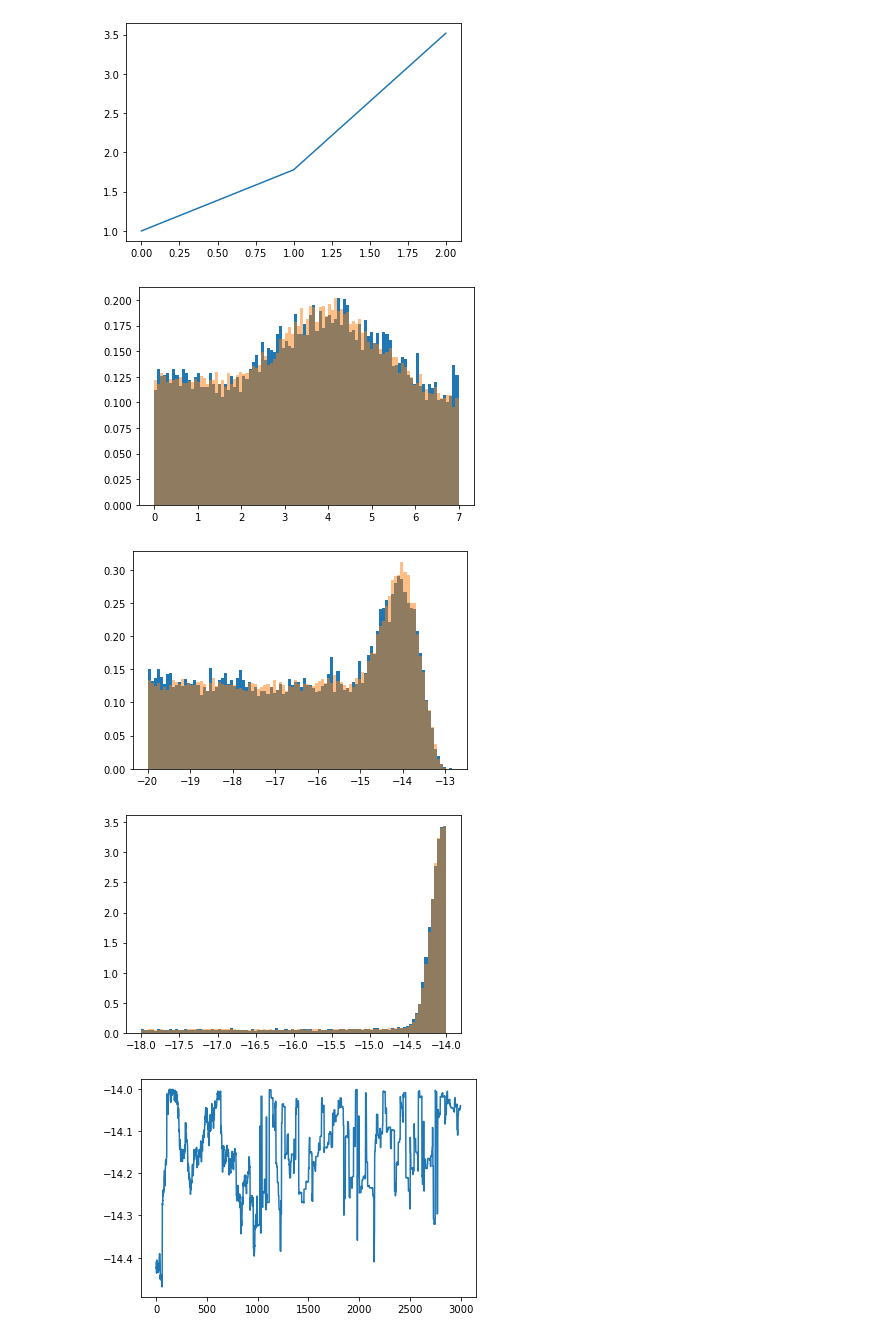
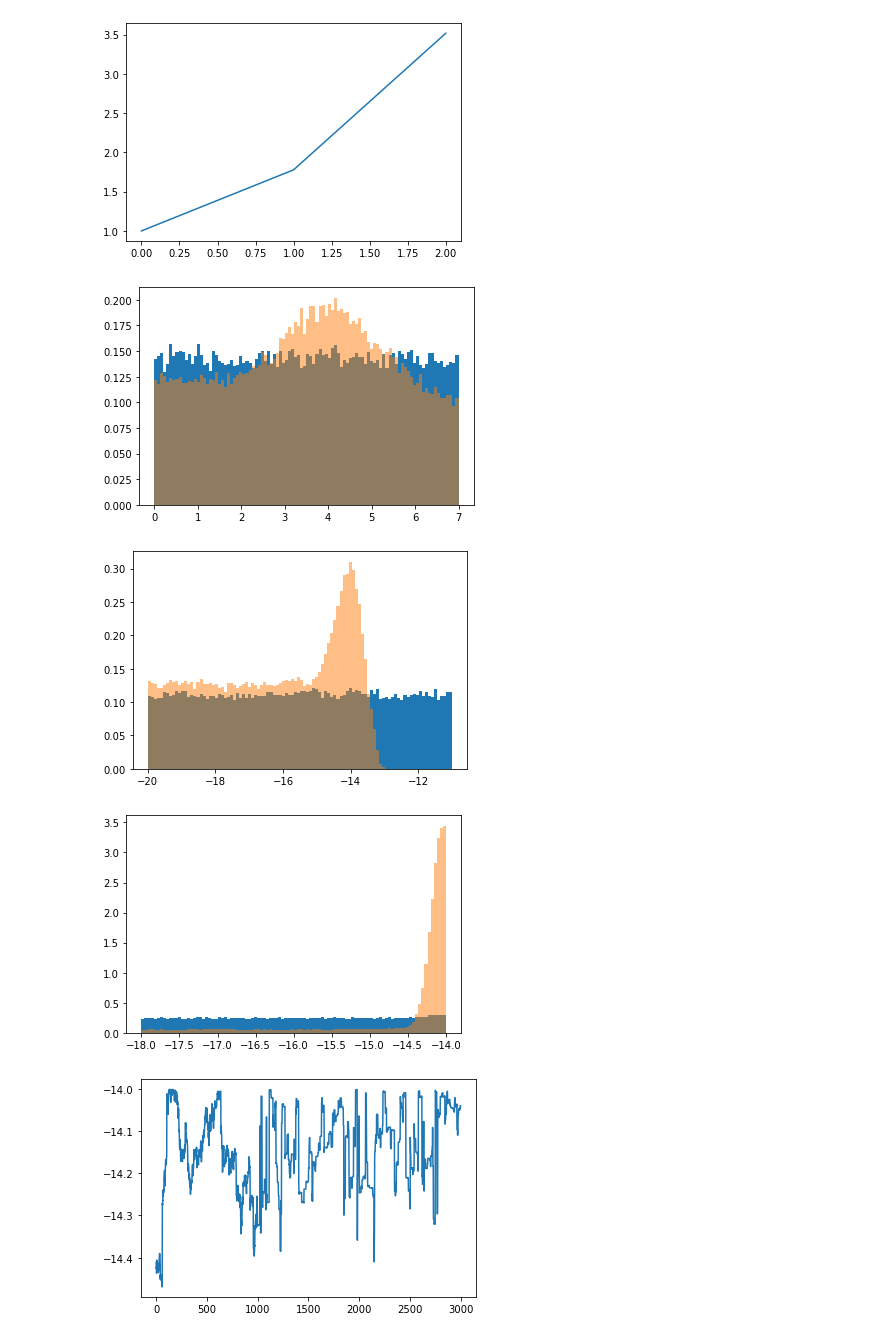
Before and after one commit to AaronDJohnson/impulse_mcmc, a Jupyter notebook: pta_test.ipynb, the cells around one changed output. Cells and saved outputs as stored; diff of their text form; code cells hidden in the pictures.

```diff
--- a/pta_test.ipynb
+++ b/pta_test.ipynb
@@ -88,16 +75,16 @@ plt.plot(np.vstack(temps)[2, :])
 # %%
 outDir = './chains/sngl/'
 with open(outDir + 'chain_1.txt', 'r') as f:
     chain2 = np.loadtxt(f)
 for ii in range(3):
-    __, bins, __ = plt.hist(res[:, ii, 0], bins=100, density=True)
+    __, bins, __ = plt.hist(res[:, ii, 3], bins=100, density=True)
     plt.hist(chain2[:, ii], bins=bins, density=True, alpha=0.5)
     # plt.hist(samples[:, ii], bins=bins, density=True, alpha=0.5)
     plt.show()
 # %% [output]
-[figure, old version]
+[figure, new version]
-[figure, old version]
+[figure, new version]
-[figure, old version]
+[figure, new version]
 # %%
 x0 = np.array(list(sample_params(pta.params).values()))
 # %%
```
Also changed, not shown: parts of 3 cells of this notebook, 1 other file.
